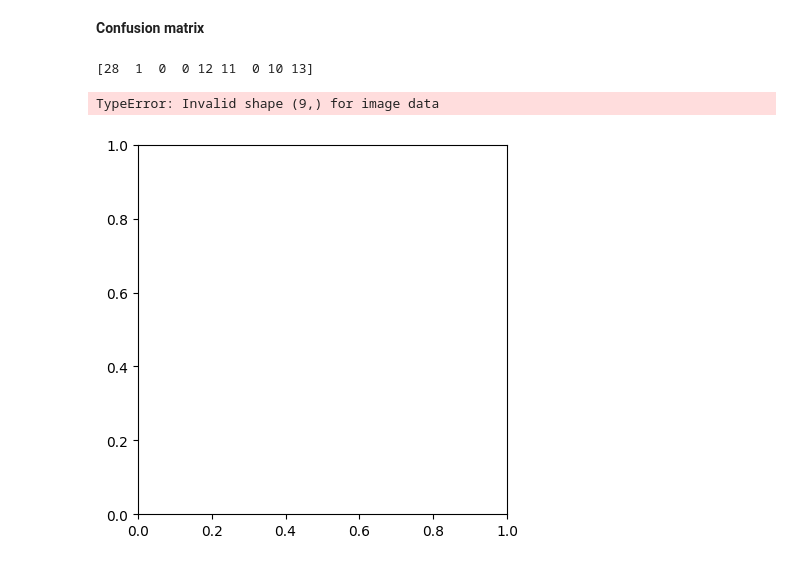
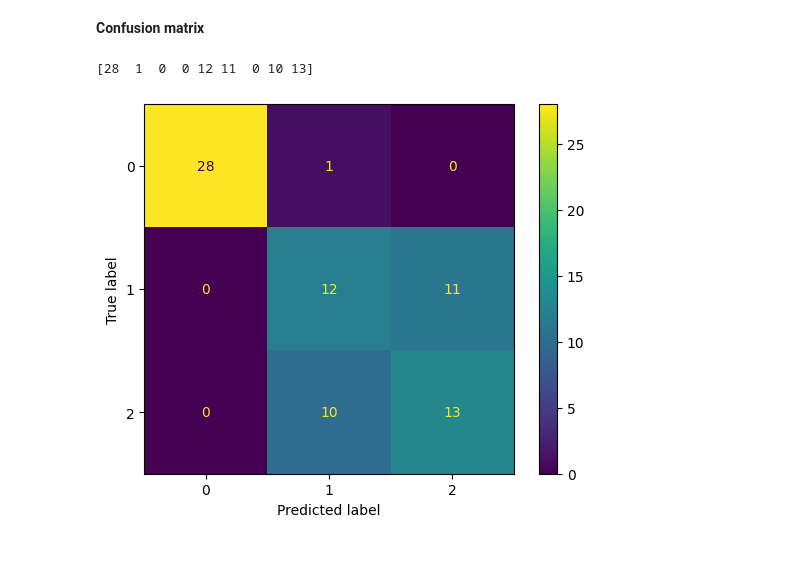
Before and after one commit to andreasmk/Iris-Classification, a Jupyter notebook: iris.ipynb, the cells around one changed output. Cells and saved outputs as stored; diff of their text form; code cells hidden in the pictures.

Commit message:
confusion matrix success

```diff
--- a/iris.ipynb
+++ b/iris.ipynb
@@ -186,13 +186,11 @@ weighted avg       0.71      0.71      0.71        75
 # %% [markdown]
 **Confusion matrix**
 # %%
-results = skl.metrics.confusion_matrix(y_test, y_pred).ravel()
+results = skl.metrics.confusion_matrix(y_test, y_pred, labels=clf.classes_).ravel()
 print(results)
 
-disp = skl.metrics.ConfusionMatrixDisplay(confusion_matrix=results, display_labels=clf.classes_)
-disp.plot()
+disp = skl.metrics.ConfusionMatrixDisplay.from_predictions(y_test, y_pred)
 plt.show()
 # %% [output]
 [28  1  0  0 12 11  0 10 13]
-TypeError: Invalid shape (9,) for image data
-[figure, old version]
+[figure, new version]
```
